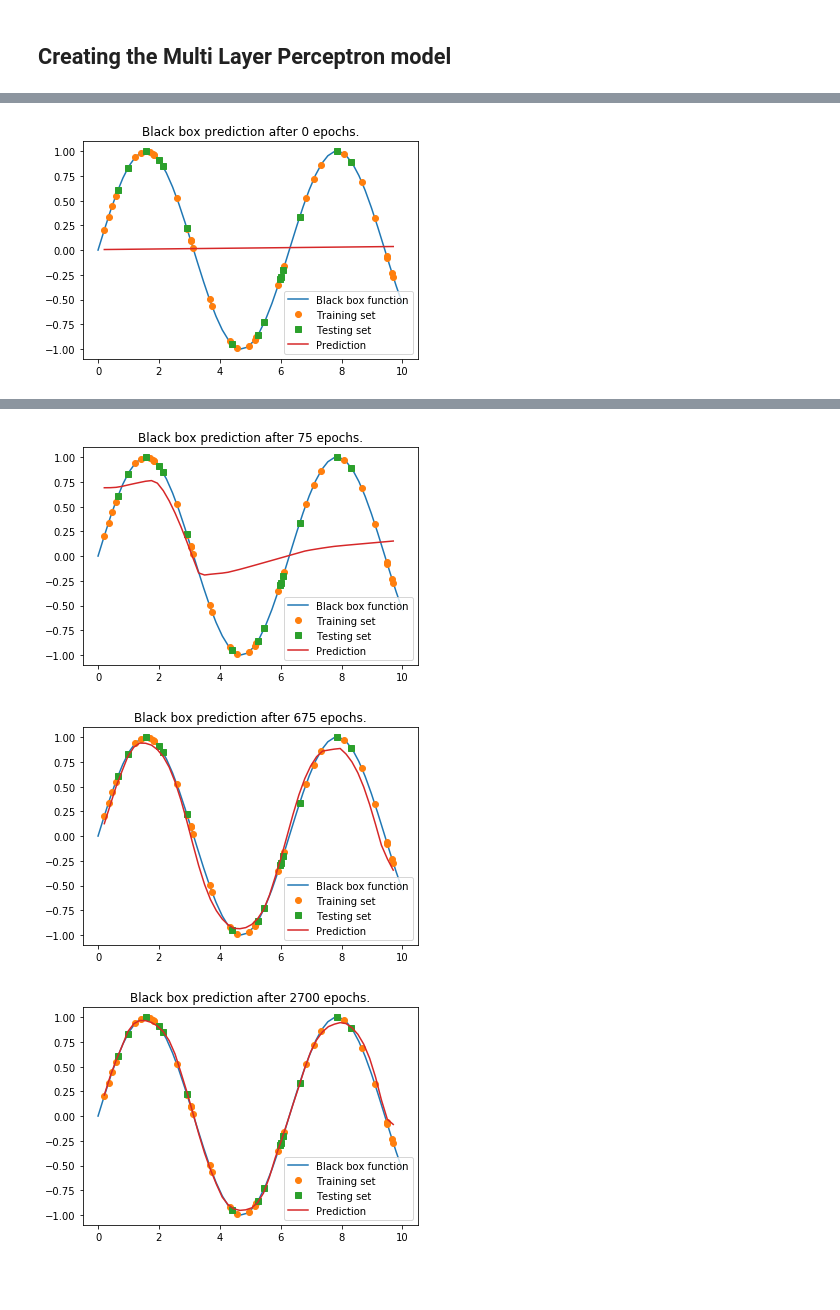
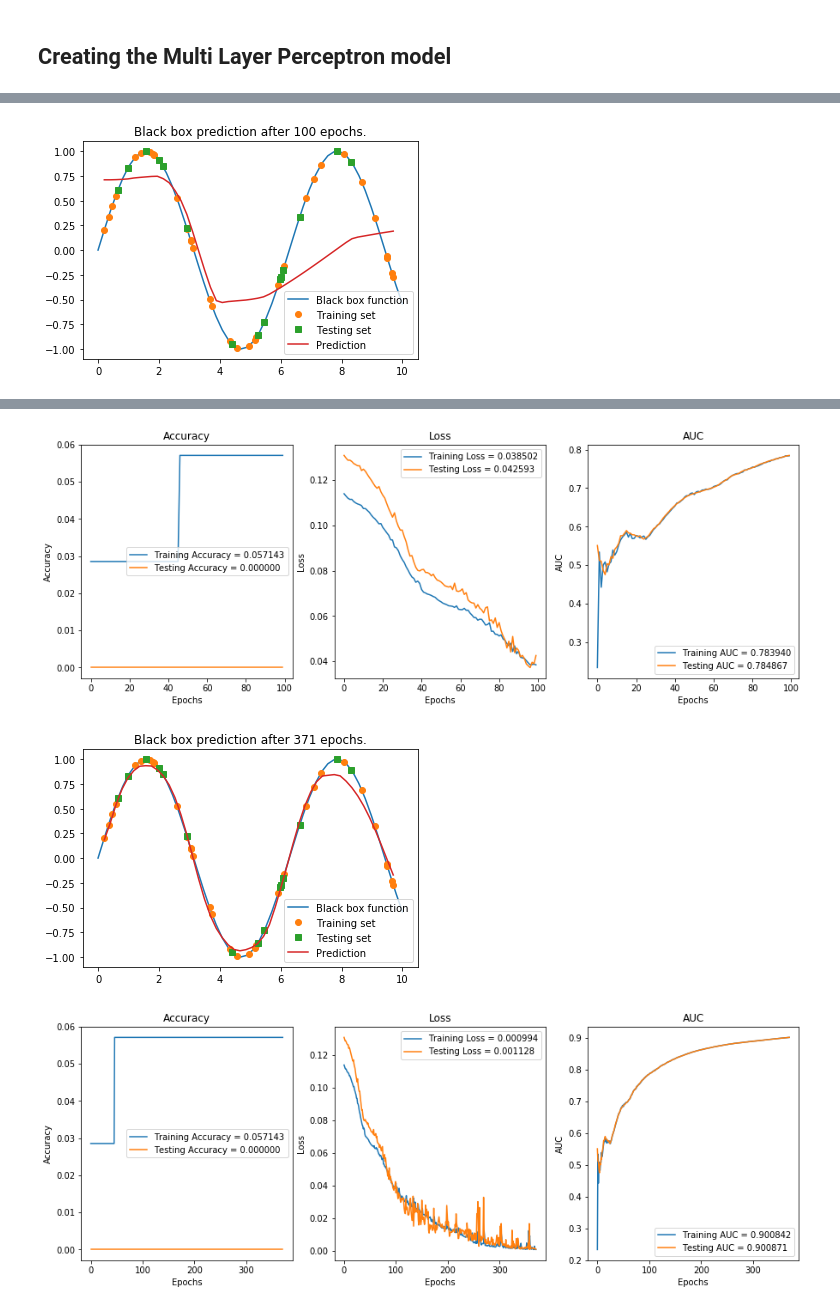
Before and after one commit to LucaCappelletti94/Master-in-Bioinformatics-and-Functional-genomics, a Jupyter notebook: MLP.ipynb, the cells around one changed output, grey strips where cells are left out. Drawn from its saved outputs; the diff is of its cells as text; code cells hidden in the pictures; blank space fills up the shorter version.

Commit message:
Added auprcs graphs

```diff
--- a/MLP.ipynb
+++ b/MLP.ipynb
@@ -253,19 +260,3 @@ def fit(model:Sequential, x_train:np.ndarray, x_test:np.ndarray, y_train:np.ndar
         batch_size=batch_size,
         initial_epoch=initial_epoch
     )
-# %%
-def plot_learning(model,x_train, x_test, y_train, y_test, x_scaler, y_scaler):
-    plot_dataset_split(
-        x_scaler.inverse_transform(x_train),
-        x_scaler.inverse_transform(x_test),
-        y_scaler.inverse_transform(y_train),
-        y_scaler.inverse_transform(y_test)
-    )
-    x = np.linspace(0,1,endpoint=True).reshape(-1, 1)
-    y = model.predict(x)
-    plt.plot(
-        x_scaler.inverse_transform(x),
-        y_scaler.inverse_transform(y),
-        label='Prediction'
-    )
-    plt.legend()
@@ -272,5 +309,5 @@ def plot_learning(model,x_train, x_test, y_train, y_test, x_scaler, y_scaler):
 # %%
-base_epochs = 75
+base_epochs = 100
 steps = 5
 batch_size = 16
 breath, deapth = 15, 5
@@ -300,32 +337,23 @@ _________________________________________________________________
 x_scaler, x_train, x_test, y_scaler, y_train, y_test = scale_split_dataset(black_box_sampler(N), 42)
 # %%
 def get_epochs(step, epochs):
-    return epochs*(step+1)**3
+    return int(epochs*np.exp(step))
 # %%
 total_epochs = 0
-plot_learning(
-    our_first_model,
-    x_train,
-    x_test,
-    y_train,
-    y_test,
-    x_scaler,
-    y_scaler
-)
-plt.title("Black box prediction after {total_epochs} epochs.".format(total_epochs=total_epochs))
-plt.show()
+history = None
 for step in tqdm(range(steps)):
     epochs = get_epochs(step, base_epochs)
-    fit(
+    history = chain_histories(fit(
         our_first_model,
         x_train,
         x_test,
         y_train,
         y_test,
-        epochs,
+        epochs+total_epochs,
         total_epochs,
         batch_size
-    )
+    ).history, history)
+    total_epochs+=epochs
     plot_learning(
         our_first_model,
         x_train,
@@ -333,9 +361,8 @@ for step in tqdm(range(steps)):
         y_train,
         y_test,
         x_scaler,
-        y_scaler
+        y_scaler,
+        total_epochs
     )
-    total_epochs+=epochs
-    plt.title("Black box prediction after {total_epochs} epochs.".format(total_epochs=total_epochs))
-    plt.show()
+    plot_history(history)
 # %% [output]
@@ -342 +373 @@ for step in tqdm(range(steps)):
-[figure, old version]
+[figure, new version]
@@ -344,3 +374,3 @@ for step in tqdm(range(steps)):
-[figure, old version]
+[figure, new version]
-[figure, old version]
+[figure, new version]
-[figure, old version]
+[figure, new version]
```
Also changed, not shown: parts of 7 cells of this notebook.
